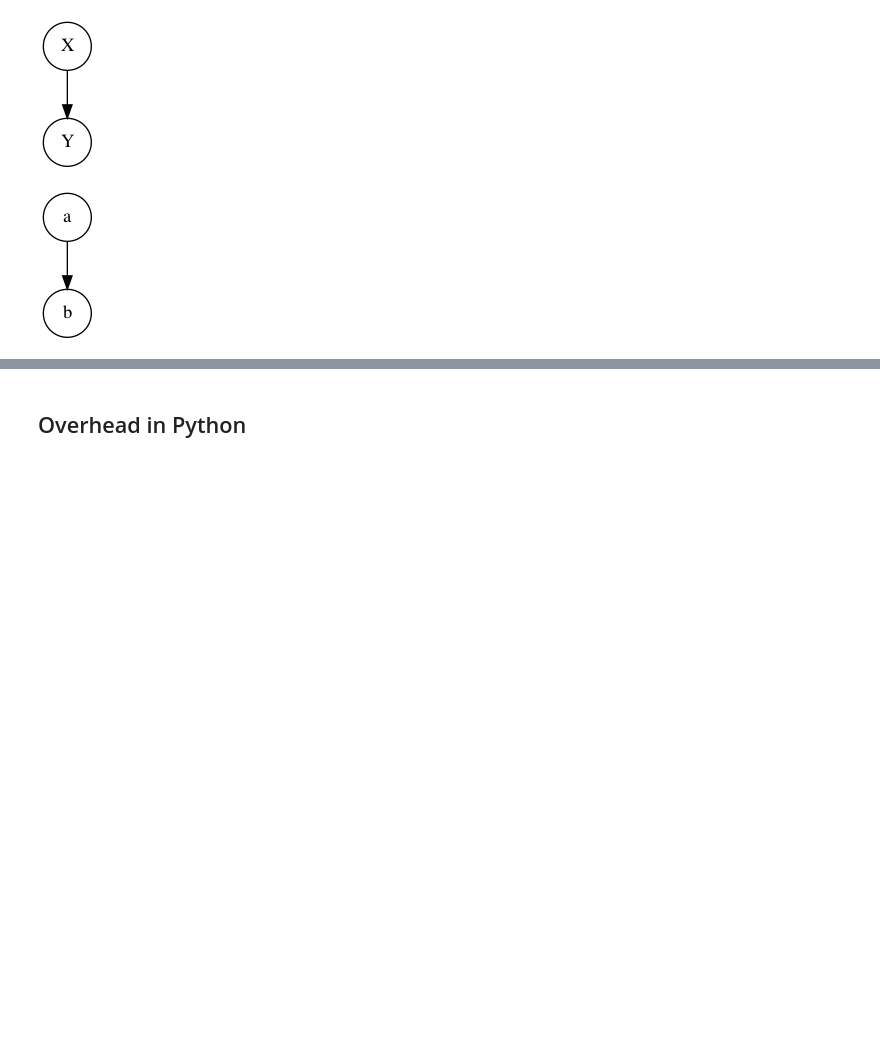
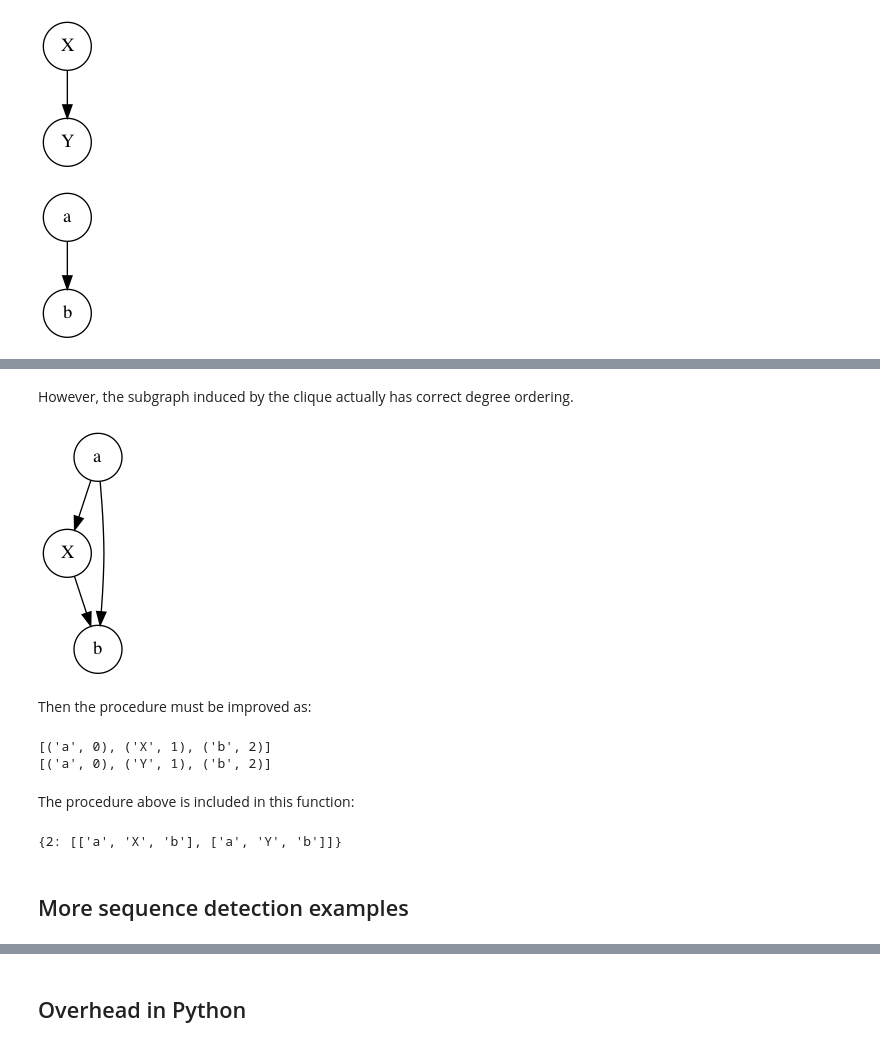
Before and after one commit to jpgil/logdelay, a Jupyter notebook: notebooks/2021-refactor/2021-04-22-Pair Graphs.ipynb, the cells around one changed output, grey strips where cells are left out. Saved outputs shown, nothing was run; the diff lists cells and outputs as text; code cells hidden in the pictures; blank space fills up the shorter version.

Commit message:
Sequence discovery done for a single trace. This method is far more direct than the one used in 2020

```diff
--- a/notebooks/2021-refactor/2021-04-22-Pair Graphs.ipynb
+++ b/notebooks/2021-refactor/2021-04-22-Pair Graphs.ipynb
@@ -92,0 +130,24 @@ cardinality of XYZ in T = 2
+# %% [markdown]
+However, the subgraph induced by the clique actually has correct degree ordering.
+# %%
+indD = induced_graph(G_T_2, ['b', 'a', 'X'])
+graph( indD )
+# %% [output]
+[figure, added]
+# %% [markdown]
+Then the procedure must be improved as:
+# %%
+for clique in cliques:
+    degrees=sorted( induced_graph(G_T_2, clique).in_degree() , key=lambda u: u[1], reverse=False)
+    print([ (node,deg) for node,deg in degrees if node in clique ])
+# %% [output]
+[('a', 0), ('X', 1), ('b', 2)]
+[('a', 0), ('Y', 1), ('b', 2)]
+# %% [markdown]
+The procedure above is included in this function:
+# %%
+sequences_from_pair_graph( G_T )
+# %% [output]
+{2: [['a', 'X', 'b'], ['a', 'Y', 'b']]}
+# %% [markdown]
+## More sequence detection examples
```
Also changed, not shown: parts of 19 cells of this notebook, 1 other file.
